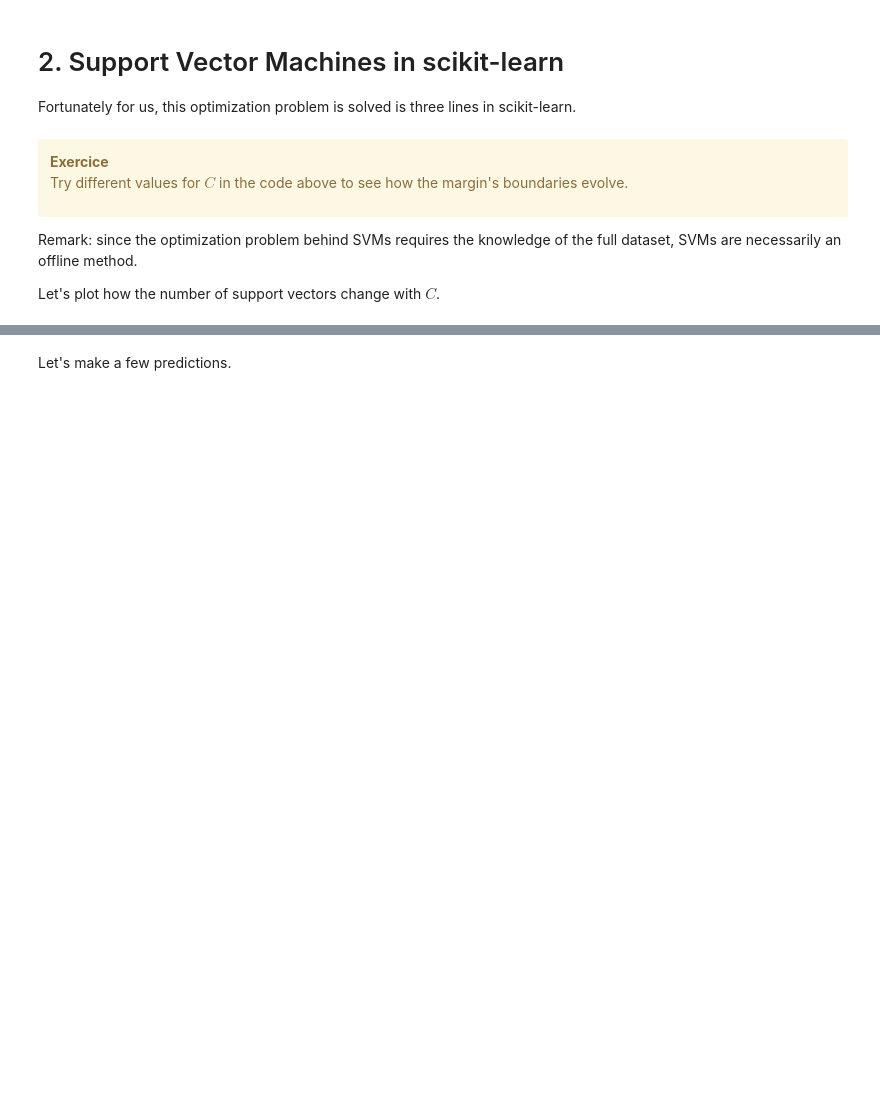
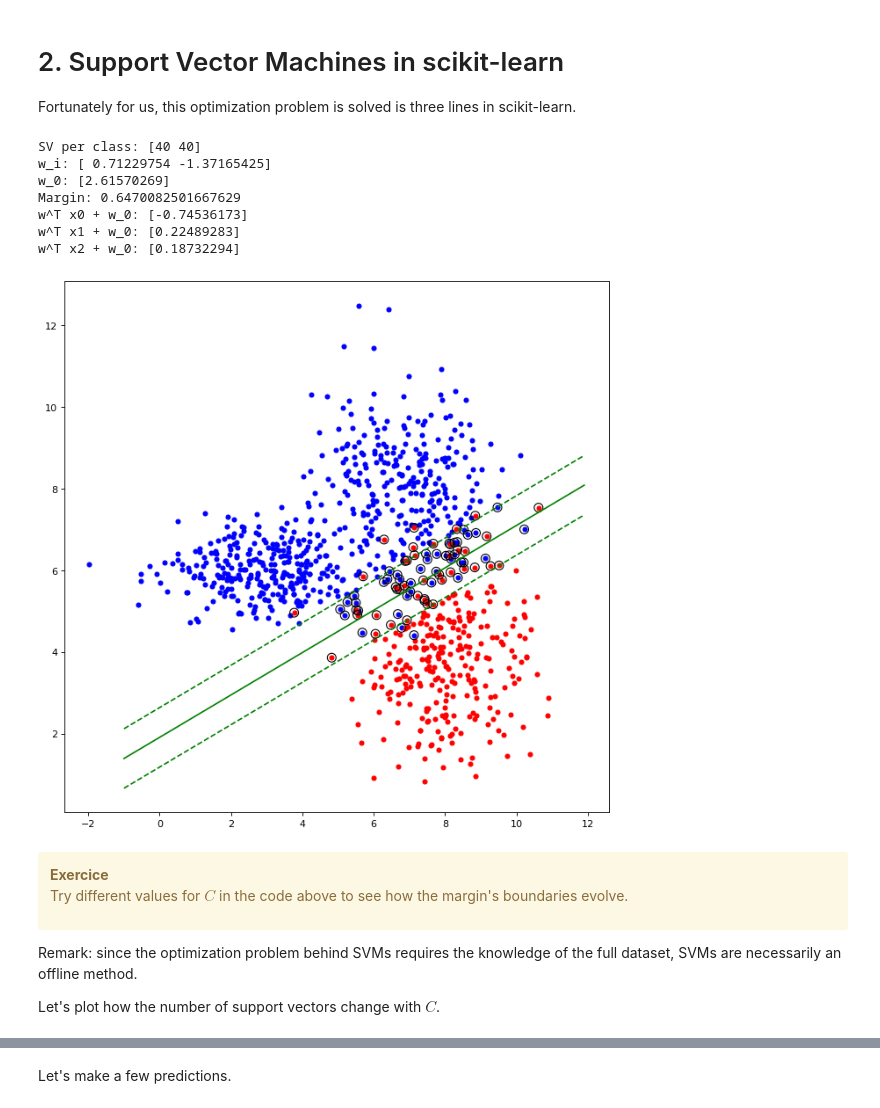
Before and after one commit to SupaeroDataScience/machine-learning, a Jupyter notebook: 3 - SVMs, bias-variance, and kernels/Support Vector Machines, Bias-Variance tradeoff and an Introduction to Kernel Theory.ipynb, the cells around one changed output, grey strips where cells are left out. Cells and saved outputs as stored; diff of their text form; code cells hidden in the pictures; blank space fills up the shorter version.

```diff
--- a/3 - SVMs, bias-variance, and kernels/Support Vector Machines, Bias-Variance tradeoff and an Introduction to Kernel Theory.ipynb
+++ b/3 - SVMs, bias-variance, and kernels/Support Vector Machines, Bias-Variance tradeoff and an Introduction to Kernel Theory.ipynb
@@ -329,36 +351,45 @@ Fortunately for us, this optimization problem is solved is three lines in scikit
 # %%
 from sklearn import svm
 mySVC = svm.SVC(kernel='linear', C=1)
 mySVC.fit(X,y)
 
 # Compute margin and find support vectors
 w = mySVC.coef_[0]
 w0 = mySVC.intercept_
 M = 1./np.linalg.norm(w)
 print("SV per class:", mySVC.n_support_)
 print("w_i:", w)
 print("w_0:", w0)
 print("Margin:", M)
 print("w^T x0 + w_0:", np.dot(w,mySVC.support_vectors_[0,:])+w0)
 print("w^T x1 + w_0:", np.dot(w,mySVC.support_vectors_[1,:])+w0)
 print("w^T x2 + w_0:", np.dot(w,mySVC.support_vectors_[2,:])+w0)
 
 # Plot the separating plane, the margin and the Support Vectors
 fig=plt.figure(figsize=fig_size, dpi= 80, facecolor='w', edgecolor='k')
 plt.scatter(Xblue[:,0],Xblue[:,1],c='b',s=20)
 plt.scatter(Xred[:,0],Xred[:,1],c='r',s=20)
 XX = np.arange(-1.,12.,0.1)
 YY = -(w[0]*XX+w0)/w[1]
 plt.plot(XX,YY,'g')
-YY = -(w[0]*XX+w0+M)/w[1]
+YY = -(w[0]*XX+w0+1)/w[1]
 plt.plot(XX,YY,'g--')
-YY = -(w[0]*XX+w0-M)/w[1]
+YY = -(w[0]*XX+w0-1)/w[1]
 plt.plot(XX,YY,'g--')
 plt.scatter(mySVC.support_vectors_[:,0], mySVC.support_vectors_[:,1], s=80, edgecolors='k', facecolors='none');
+# %% [output]
+SV per class: [40 40]
+w_i: [ 0.71229754 -1.37165425]
+w_0: [2.61570269]
+Margin: 0.6470082501667629
+w^T x0 + w_0: [-0.74536173]
+w^T x1 + w_0: [0.22489283]
+w^T x2 + w_0: [0.18732294]
+[figure, added]
 # %% [markdown]
 <div class="alert alert-warning">
 
-**Exercice**<br>
+**Exercice**
 Try different values for $C$ in the code above to see how the margin's boundaries evolve.
 </div>
 
```
Also changed, not shown: parts of 39 cells of this notebook, 1 other file.
